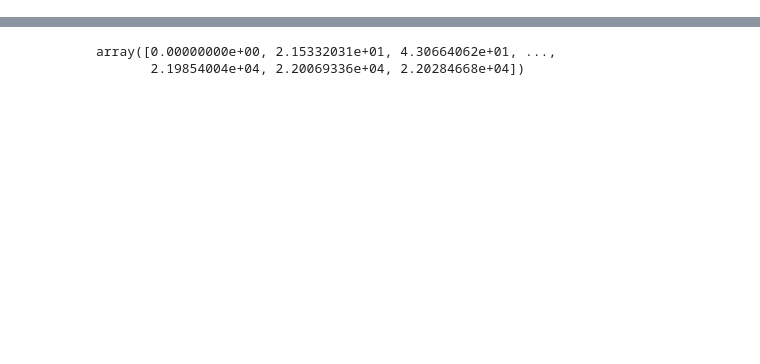
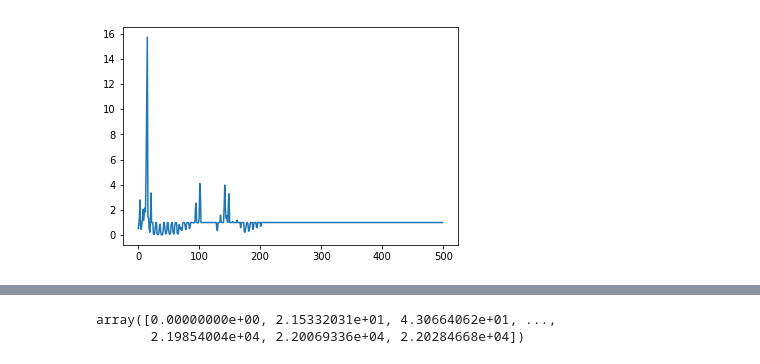
Before and after one commit to BeyondCloud/FUJI_Graphic_EQ, a Jupyter notebook: Bandpass_filter.ipynb, the cells around one changed output, grey strips where cells are left out. Saved outputs shown, nothing was run; the diff lists cells and outputs as text; code cells hidden in the pictures; blank space fills up the shorter version.

```diff
--- a/Bandpass_filter.ipynb
+++ b/Bandpass_filter.ipynb
@@ -32,0 +83,7 @@ def modify_specEnv(X,curve):
+# %%
+_absX = np.maximum(absX,1)
+_absXi = np.maximum(absXi,1)
+plt.plot(_absXi[:500,10] / _absX[:500,10])
+plt.show()
+# %% [output]
+[figure, added]
```
Also changed, not shown: parts of 12 cells of this notebook.
